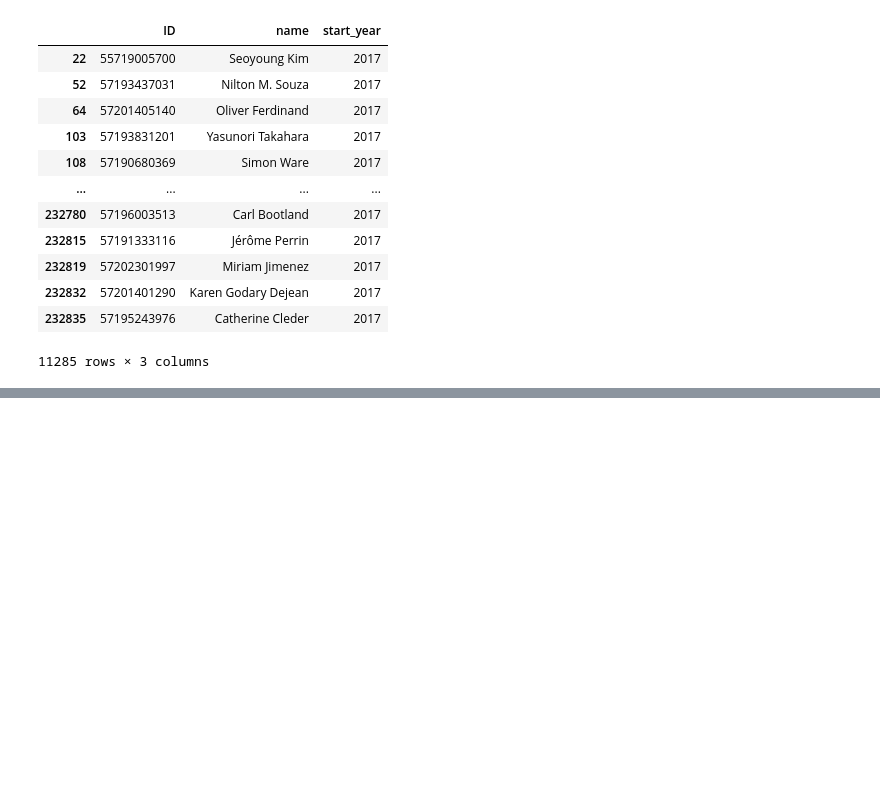
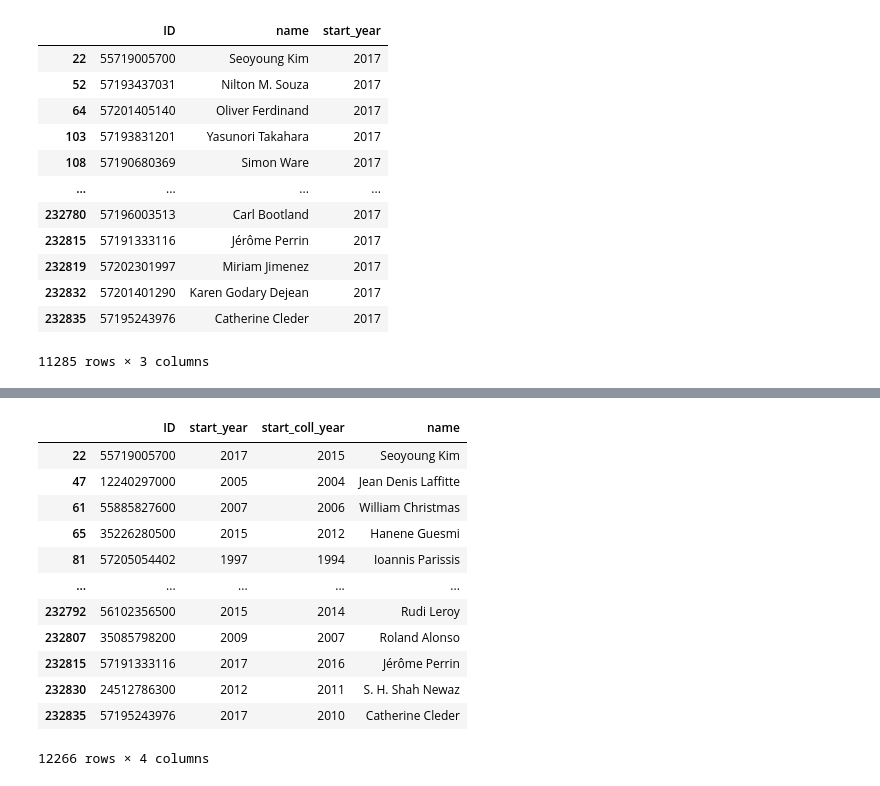
Before and after one commit to LeonardoSer/INRIA_Internship, a Jupyter notebook: tmp.ipynb, the cells around one changed output, grey strips where cells are left out. Cells and saved outputs as stored; diff of their text form; code cells hidden in the pictures; blank space fills up the shorter version.

```diff
--- a/tmp.ipynb
+++ b/tmp.ipynb
@@ -85,0 +167,16 @@ names_df
+# %%
+data[data.index.isin(ahmed_samets_idxs)]
+# %% [output]
+|  | ID | start_year | start_coll_year | name |
+| 22 | 55719005700 | 2017 | 2015 | Seoyoung Kim |
+| 47 | 12240297000 | 2005 | 2004 | Jean Denis Laffitte |
+| 61 | 55885827600 | 2007 | 2006 | William Christmas |
+| 65 | 35226280500 | 2015 | 2012 | Hanene Guesmi |
+| 81 | 57205054402 | 1997 | 1994 | Ioannis Parissis |
+| ... | ... | ... | ... | ... |
+| 232792 | 56102356500 | 2015 | 2014 | Rudi Leroy |
+| 232807 | 35085798200 | 2009 | 2007 | Roland Alonso |
+| 232815 | 57191333116 | 2017 | 2016 | Jérôme Perrin |
+| 232830 | 24512786300 | 2012 | 2011 | S. H. Shah Newaz |
+| 232835 | 57195243976 | 2017 | 2010 | Catherine Cleder |
+12266 rows × 4 columns
```
Also changed, not shown: parts of 8 cells of this notebook, 1 other file.
